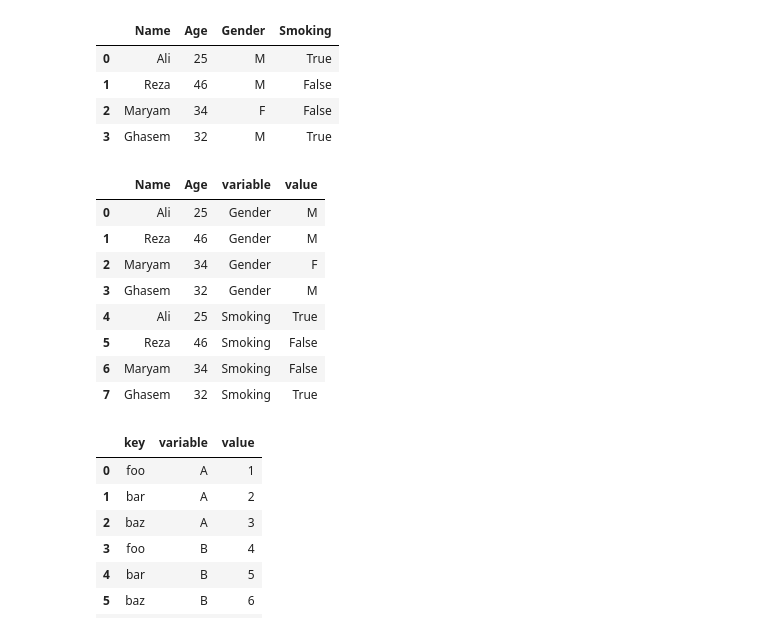
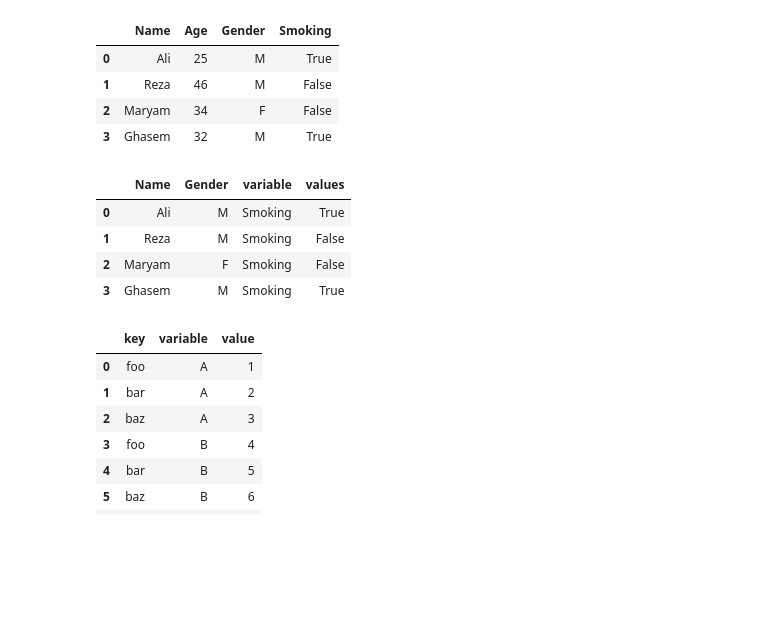
Before and after one commit to MapsaBootCamp/ML3, a Jupyter notebook: DA_LIBs/pandas_section.ipynb, the cells around one changed output. Cells and saved outputs as stored; diff of their text form; code cells hidden in the pictures; blank space fills up the shorter version.

```diff
--- a/DA_LIBs/pandas_section.ipynb
+++ b/DA_LIBs/pandas_section.ipynb
@@ -121,7 +121,7 @@ data_dic = {
             'Smoking': [True, False, False, True]
 }
 
-df = pd.DataFrame(my_dic)
+df = pd.DataFrame(data_dic)
 # %%
 df.head()
 # %% [output]
@@ -132,17 +132,13 @@ df.head()
 | 3 | Ghasem | 32 | M | True |
 # %%
 ## melt
-pd.melt(df, ['Name', 'Age'])
+pd.melt(df, id_vars=['Name', 'Gender'], value_vars='Smoking', value_name='values')
 # %% [output]
-|  | Name | Age | variable | value |
-| 0 | Ali | 25 | Gender | M |
-| 1 | Reza | 46 | Gender | M |
-| 2 | Maryam | 34 | Gender | F |
-| 3 | Ghasem | 32 | Gender | M |
-| 4 | Ali | 25 | Smoking | True |
-| 5 | Reza | 46 | Smoking | False |
-| 6 | Maryam | 34 | Smoking | False |
-| 7 | Ghasem | 32 | Smoking | True |
+|  | Name | Gender | variable | values |
+| 0 | Ali | M | Smoking | True |
+| 1 | Reza | M | Smoking | False |
+| 2 | Maryam | F | Smoking | False |
+| 3 | Ghasem | M | Smoking | True |
 # %%
 df_test = pd.DataFrame({'key': ['foo', 'bar', 'baz'], 'A': [1, 2, 3], 'B': [4, 5, 6], 'C': [7, 8, 9]})
 melted = pd.melt(df_test, ['key'])
```
Also changed, not shown: parts of 6 cells of this notebook.
